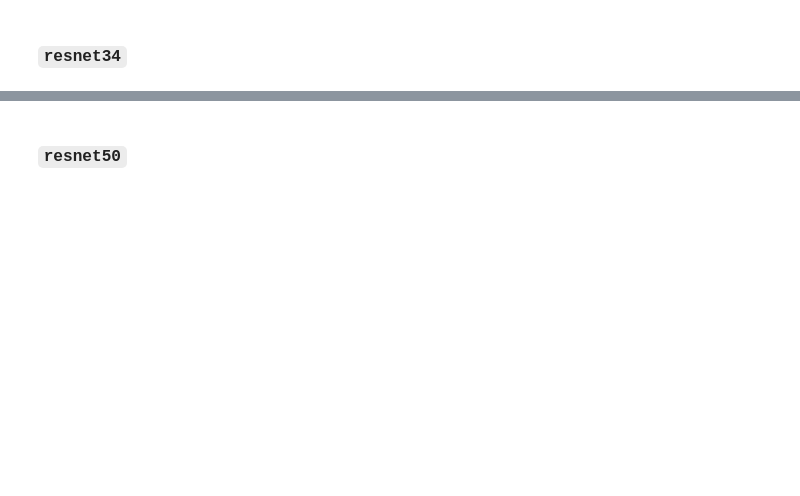
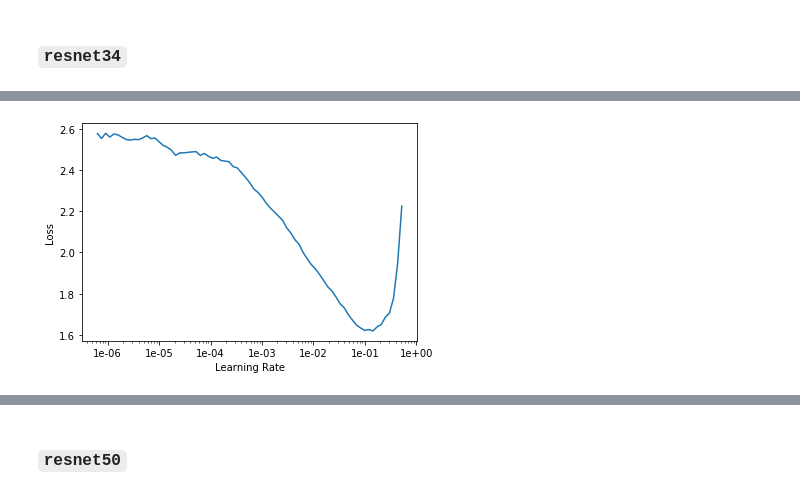
Before and after one commit to butterflyology/Neonympha_geomorph, a Jupyter notebook: code/google_images.ipynb, the cells around one changed output, grey strips where cells are left out. Saved outputs shown, nothing was run; the diff lists cells and outputs as text; code cells hidden in the pictures; blank space fills up the shorter version.

```diff
--- a/code/google_images.ipynb
+++ b/code/google_images.ipynb
@@ -64,7 +64,10 @@ Commenting the original code while I mess with the progressive resizing
 # gimage_data = ImageDataBunch.from_folder(path = gimage_path, train = ".",
 #                                          valid_pct = 0.2, ds_tfms = get_transforms(),
 #                                         size = 224, num_workers = 4, bs = 64).normalize(imagenet_stats)
+# %%
+transforms = get_transforms(flip_vert = True, max_warp = 0.1, \
+                            max_zoom = 1.05, )
 # %%
-gimage_data_64 = ImageDataBunch.from_folder(path = gimage_path, train = ".",
-                                         valid_pct = 0.2, ds_tfms = get_transforms(),
+data_64 = ImageDataBunch.from_folder(path = gimage_path, train = ".",
+                                         valid_pct = 0.2, ds_tfms = transforms,
                                         size = 64, num_workers = 4, bs = 64).normalize(imagenet_stats)
@@ -173,0 +82,5 @@ glearn.fit_one_cycle(40, slice(1e-6, 1e-4)) # error rate improves and then gets
+# %%
+# with 64 sized images
+learn_rn34 = cnn_learner(data_64, \
+                            models.resnet34, \
+                            metrics = error_rate)
@@ -173,0 +92,4 @@ glearn.fit_one_cycle(40, slice(1e-6, 1e-4)) # error rate improves and then gets
+# %%
+learn_rn34.recorder.plot()
+# %% [output]
+[figure, added]
```
Also changed, not shown: parts of 67 cells of this notebook, 1 other file.
